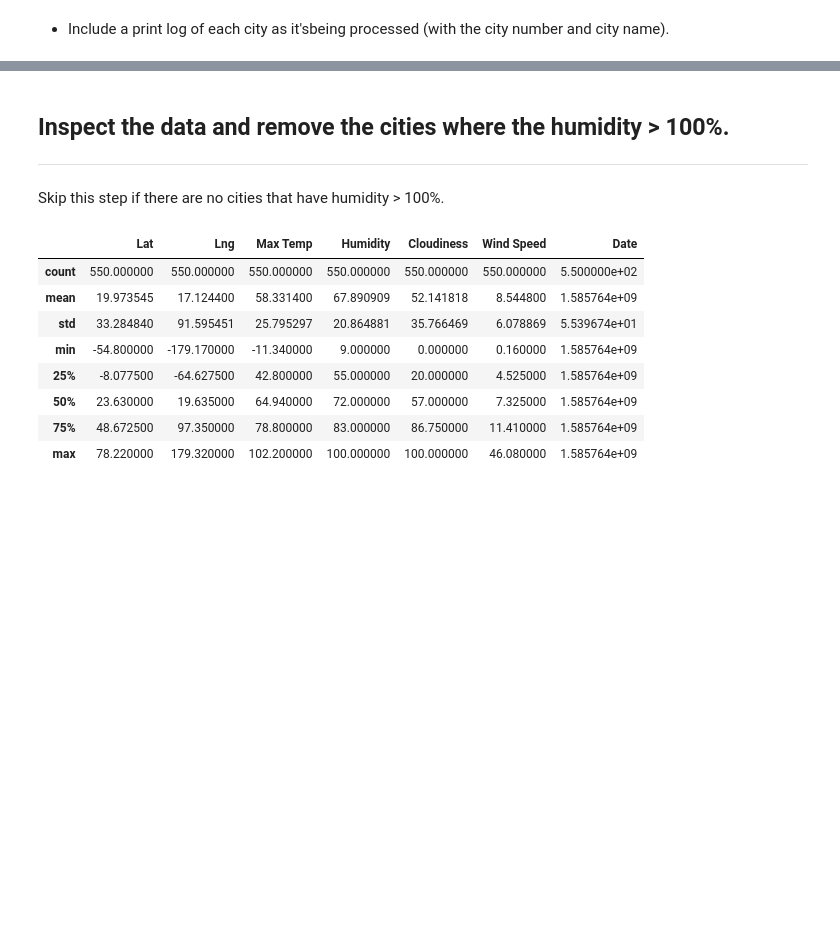
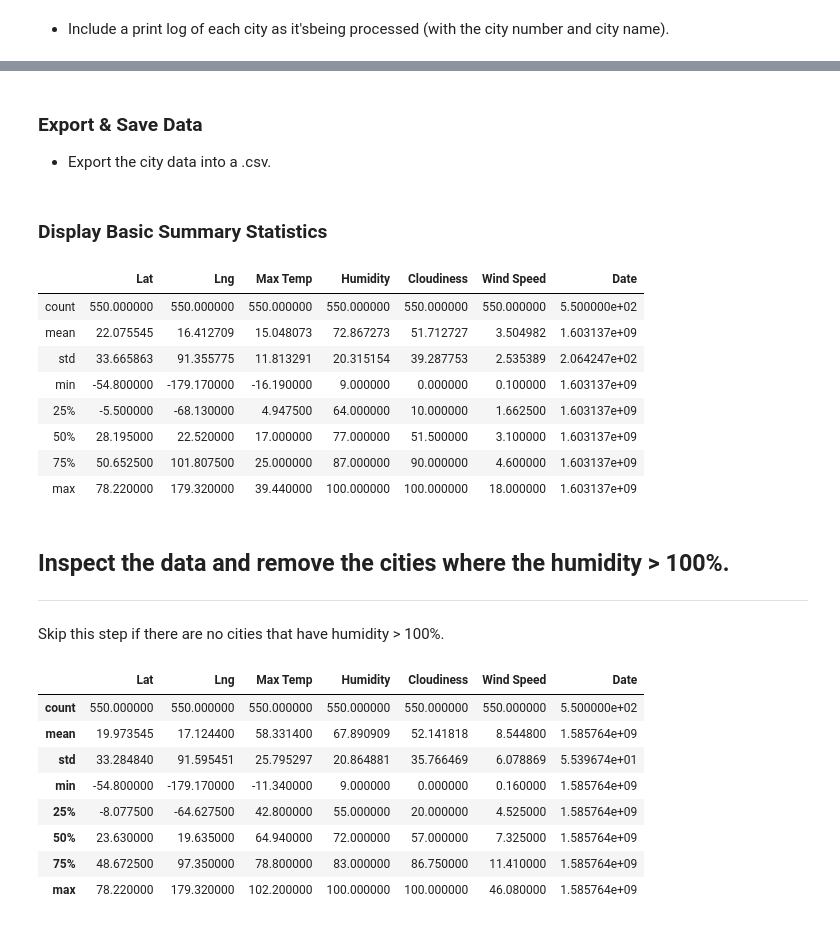
Before and after one commit to fereshtehaghaei/Python-API-Challenge, a Jupyter notebook: WeatherPy/WeatherPy.ipynb, the cells around one changed output, grey strips where cells are left out. Saved outputs shown, nothing was run; the diff lists cells and outputs as text; code cells hidden in the pictures; blank space fills up the shorter version.

Commit message:
wrote the code for empty lists and printed the resutls

```diff
--- a/WeatherPy/WeatherPy.ipynb
+++ b/WeatherPy/WeatherPy.ipynb
@@ -132,19 +132,21 @@ for city in cities:
         country.append(response['sys']['country'])
         date.append(response['dt'])
 
-        # writing an if statement to set a set counnter upto 50
-        if counter > 50:
+        # writing an if statement to reset counter set once it reaches 50
+        if counter > 49:
             counter = 1
             num_set += 1
-            city_name.append(city)
+            #extract results
+            results = response["name"]
         else:
             counter +=1
-            city_name.append(city)
+            #extract results
+            results = response["name"]
 
-        print(f"Processing Record {counter} | {results}")
+        print(f"Processing Record {counter} of Set {num_set} | {results}")
 
-        # extract results
-        results = response["name"]
+       # Wait a second in loop to not over exceed rate limit of API
+        time.sleep(1)
 
 
     except:
@@ -217,0 +181,16 @@ Data Retrieval Complete
+# %%
+# Create a DataFrame
+weather_data = pd.DataFrame({
+                             "City": city_name,
+                             "Lat": lat,
+                             "Lng": lng,
+                             "Max Temp": max_temp,
+                             "Humidity": humidity,
+                             "Cloudiness": cloudiness,
+                             "Wind Speed": wind_speed,
+                             "Country": country,
+                             "Date": date,
+})
+
+# Display the DataFrame Head
+weather_data.head()
@@ -217,0 +204,3 @@ Data Retrieval Complete
+# %% [markdown]
+### Export & Save Data
+* Export the city data into a .csv.
@@ -218,3 +210,18 @@ Data Retrieval Complete
+# %% [markdown]
+### Display Basic Summary Statistics
+# %%
+# Display basic summary statistical details of our data
+weather_data.describe()
+# %% [output]
+|  | Lat | Lng | Max Temp | Humidity | Cloudiness | Wind Speed | Date |
+| count | 550.000000 | 550.000000 | 550.000000 | 550.000000 | 550.000000 | 550.000000 | 5.500000e+02 |
+| mean | 22.075545 | 16.412709 | 15.048073 | 72.867273 | 51.712727 | 3.504982 | 1.603137e+09 |
+| std | 33.665863 | 91.355775 | 11.813291 | 20.315154 | 39.287753 | 2.535389 | 2.064247e+02 |
+| min | -54.800000 | -179.170000 | -16.190000 | 9.000000 | 0.000000 | 0.100000 | 1.603137e+09 |
+| 25% | -5.500000 | -68.130000 | 4.947500 | 64.000000 | 10.000000 | 1.662500 | 1.603137e+09 |
+| 50% | 28.195000 | 22.520000 | 17.000000 | 77.000000 | 51.500000 | 3.100000 | 1.603137e+09 |
+| 75% | 50.652500 | 101.807500 | 25.000000 | 87.000000 | 90.000000 | 4.600000 | 1.603137e+09 |
+| max | 78.220000 | 179.320000 | 39.440000 | 100.000000 | 100.000000 | 18.000000 | 1.603137e+09 |
 # %% [markdown]
 ## Inspect the data and remove the cities where the humidity > 100%.
 ----
```
Also changed, not shown: parts of 9 cells of this notebook, 1 other file.
